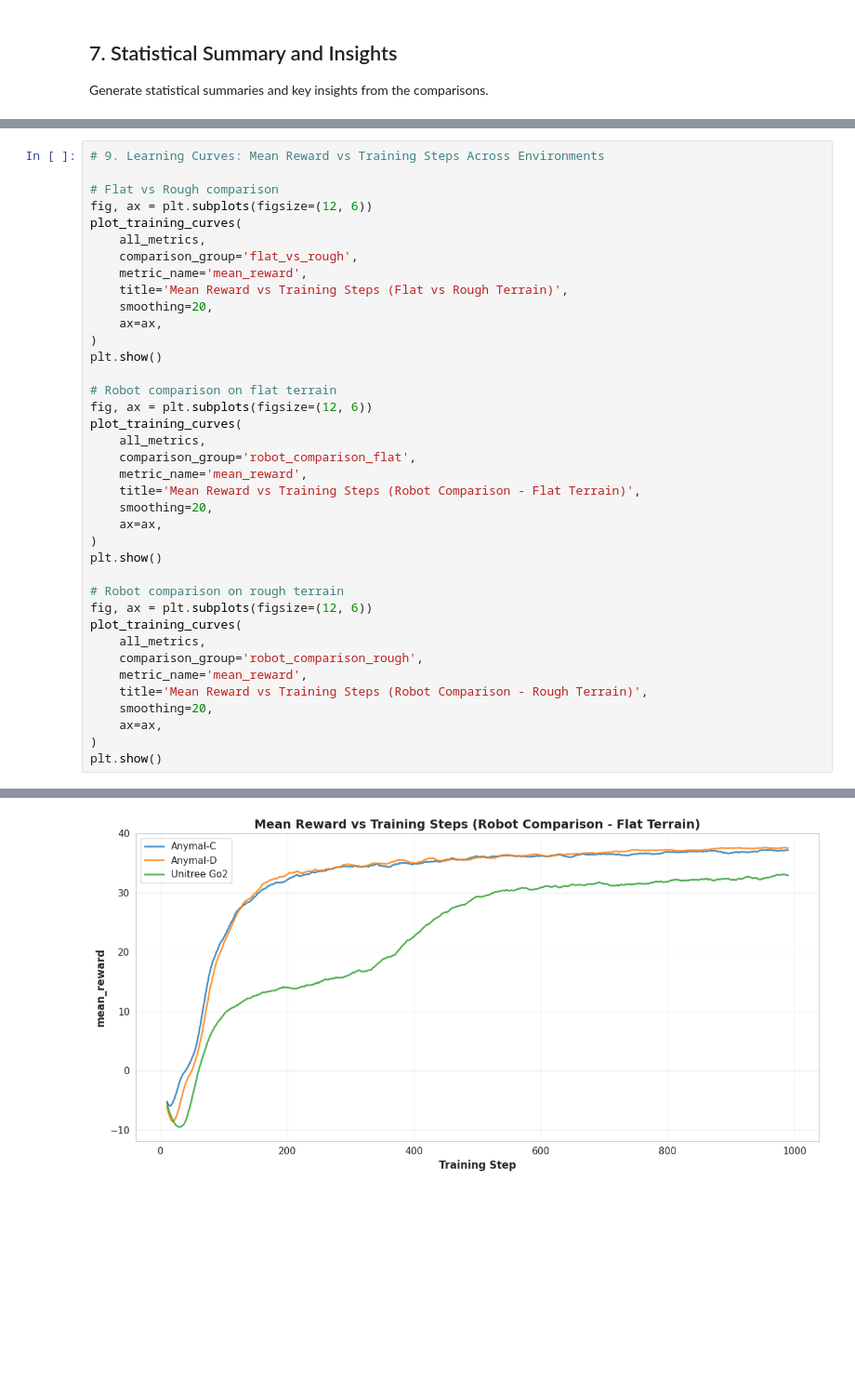
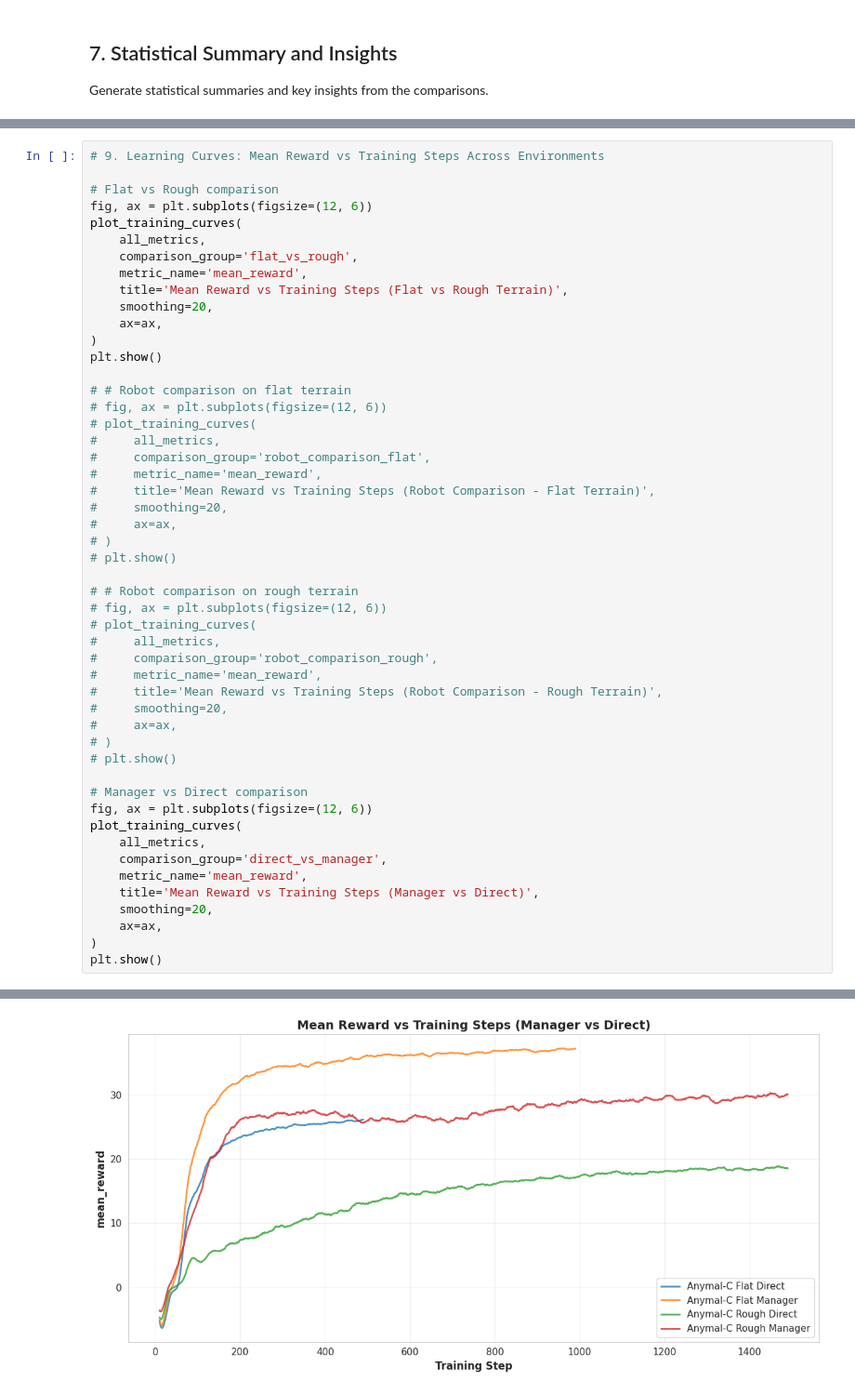
Before and after one commit to lbnmahs/quadrrl, a Jupyter notebook: notebooks/rsl_rl_performance.ipynb, the cells around one changed output, grey strips where cells are left out. Shown: that part at 93% size. Drawn from its saved outputs; the diff is of its cells as text; blank space fills up the shorter version.

```diff
--- a/notebooks/rsl_rl_performance.ipynb
+++ b/notebooks/rsl_rl_performance.ipynb
@@ -393,41 +425,53 @@ Steps / hours to reach target (sorted by steps):
 # %%
 # 9. Learning Curves: Mean Reward vs Training Steps Across Environments
 
 # Flat vs Rough comparison
 fig, ax = plt.subplots(figsize=(12, 6))
 plot_training_curves(
     all_metrics,
     comparison_group='flat_vs_rough',
     metric_name='mean_reward',
     title='Mean Reward vs Training Steps (Flat vs Rough Terrain)',
     smoothing=20,
     ax=ax,
 )
 plt.show()
 
-# Robot comparison on flat terrain
+# # Robot comparison on flat terrain
+# fig, ax = plt.subplots(figsize=(12, 6))
+# plot_training_curves(
+#     all_metrics,
+#     comparison_group='robot_comparison_flat',
+#     metric_name='mean_reward',
+#     title='Mean Reward vs Training Steps (Robot Comparison - Flat Terrain)',
+#     smoothing=20,
+#     ax=ax,
+# )
+# plt.show()
+
+# # Robot comparison on rough terrain
+# fig, ax = plt.subplots(figsize=(12, 6))
+# plot_training_curves(
+#     all_metrics,
+#     comparison_group='robot_comparison_rough',
+#     metric_name='mean_reward',
+#     title='Mean Reward vs Training Steps (Robot Comparison - Rough Terrain)',
+#     smoothing=20,
+#     ax=ax,
+# )
+# plt.show()
+
+# Manager vs Direct comparison
 fig, ax = plt.subplots(figsize=(12, 6))
 plot_training_curves(
     all_metrics,
-    comparison_group='robot_comparison_flat',
+    comparison_group='direct_vs_manager',
     metric_name='mean_reward',
-    title='Mean Reward vs Training Steps (Robot Comparison - Flat Terrain)',
+    title='Mean Reward vs Training Steps (Manager vs Direct)',
     smoothing=20,
     ax=ax,
 )
 plt.show()
-
-# Robot comparison on rough terrain
-fig, ax = plt.subplots(figsize=(12, 6))
-plot_training_curves(
-    all_metrics,
-    comparison_group='robot_comparison_rough',
-    metric_name='mean_reward',
-    title='Mean Reward vs Training Steps (Robot Comparison - Rough Terrain)',
-    smoothing=20,
-    ax=ax,
-)
-plt.show()
 # %% [output]
 [figure]
-[figure, old version]
+[figure, new version]
```
Also changed, not shown: parts of 7 cells of this notebook, 1 other file.
